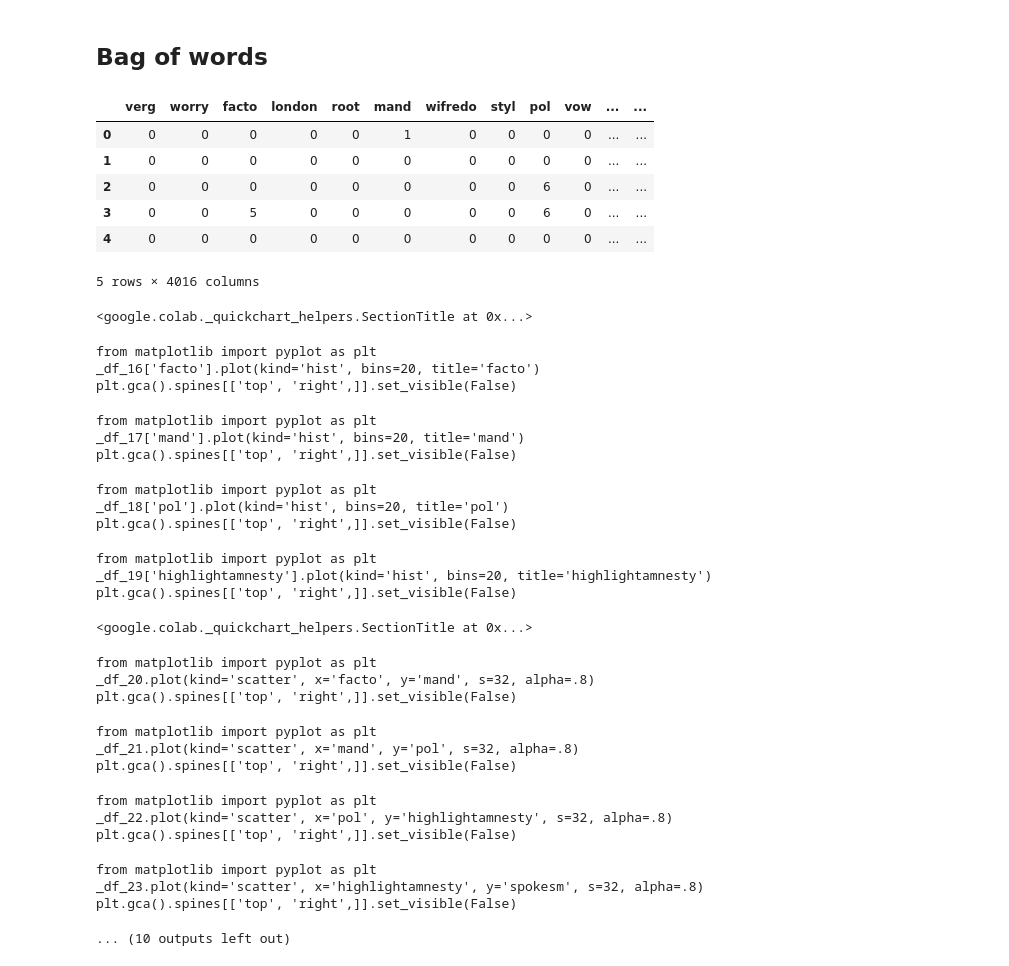
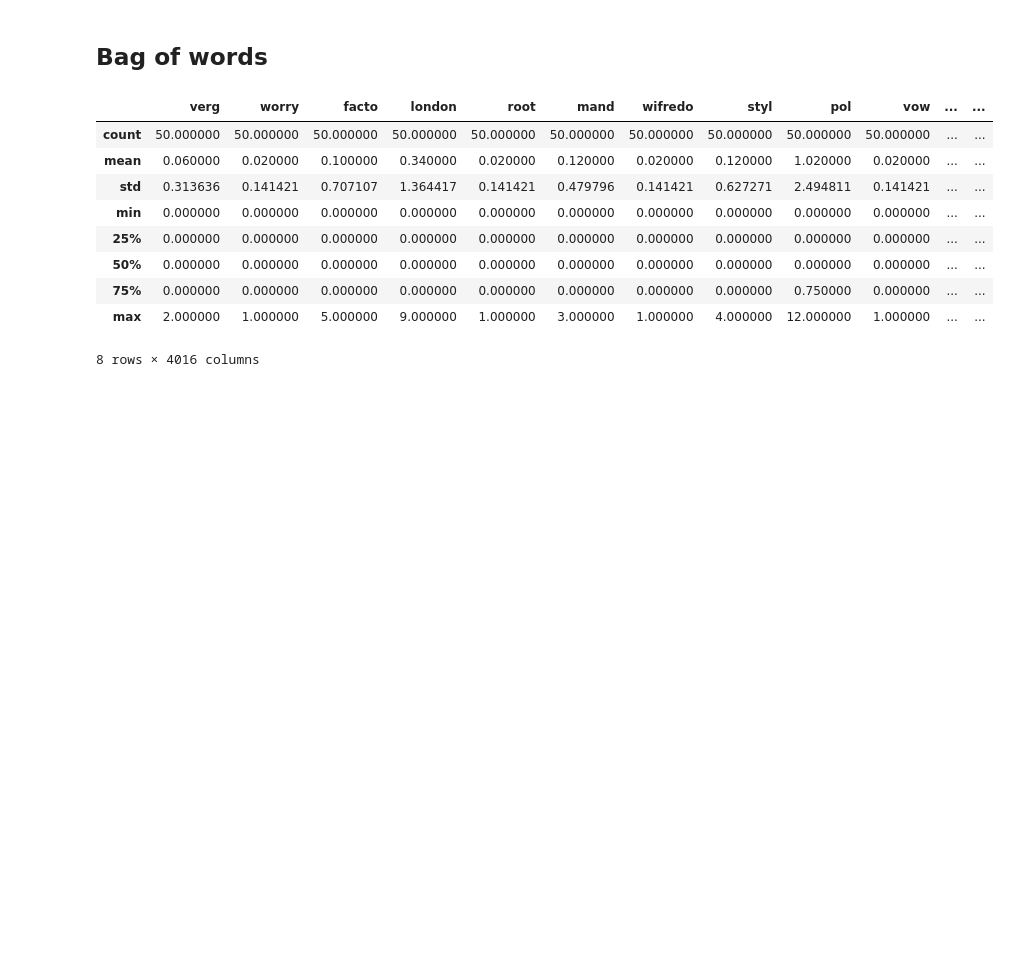
Before and after one commit to Neloxe/nlp-course, a Jupyter notebook: Exercice_2.ipynb, the cells around one changed output. Drawn from its saved outputs; the diff is of its cells as text; code cells hidden in the pictures; blank space fills up the shorter version.

```diff
--- a/Exercice_2.ipynb
+++ b/Exercice_2.ipynb
@@ -144,52 +144,28 @@ print(vocab)
 # %%
 vocabulary = list(vocab)
 data = pd.DataFrame([], columns=vocabulary)
 
 for index, doc in dict_data_stem.items() :
   # Your Code
   for word in doc :
     if index not in data.index:
       data.loc[index] = 0
     if word in data.columns :
       data.loc[index, word] += 1
     else :
       data.loc[index, word] = 1
 
-data.head()
+data.describe()
 
 # Index is the ID of the doc.
 # %% [output]
 |  | verg | worry | facto | london | root | mand | wifredo | styl | pol | vow | ... | ... |
-| 0 | 0 | 0 | 0 | 0 | 0 | 1 | 0 | 0 | 0 | 0 | ... | ... |
-| 1 | 0 | 0 | 0 | 0 | 0 | 0 | 0 | 0 | 0 | 0 | ... | ... |
-| 2 | 0 | 0 | 0 | 0 | 0 | 0 | 0 | 0 | 6 | 0 | ... | ... |
-| 3 | 0 | 0 | 5 | 0 | 0 | 0 | 0 | 0 | 6 | 0 | ... | ... |
-| 4 | 0 | 0 | 0 | 0 | 0 | 0 | 0 | 0 | 0 | 0 | ... | ... |
+| count | 50.000000 | 50.000000 | 50.000000 | 50.000000 | 50.000000 | 50.000000 | 50.000000 | 50.000000 | 50.000000 | 50.000000 | ... | ... |
+| mean | 0.060000 | 0.020000 | 0.100000 | 0.340000 | 0.020000 | 0.120000 | 0.020000 | 0.120000 | 1.020000 | 0.020000 | ... | ... |
+| std | 0.313636 | 0.141421 | 0.707107 | 1.364417 | 0.141421 | 0.479796 | 0.141421 | 0.627271 | 2.494811 | 0.141421 | ... | ... |
+| min | 0.000000 | 0.000000 | 0.000000 | 0.000000 | 0.000000 | 0.000000 | 0.000000 | 0.000000 | 0.000000 | 0.000000 | ... | ... |
+| 25% | 0.000000 | 0.000000 | 0.000000 | 0.000000 | 0.000000 | 0.000000 | 0.000000 | 0.000000 | 0.000000 | 0.000000 | ... | ... |
+| 50% | 0.000000 | 0.000000 | 0.000000 | 0.000000 | 0.000000 | 0.000000 | 0.000000 | 0.000000 | 0.000000 | 0.000000 | ... | ... |
+| 75% | 0.000000 | 0.000000 | 0.000000 | 0.000000 | 0.000000 | 0.000000 | 0.000000 | 0.000000 | 0.750000 | 0.000000 | ... | ... |
+| max | 2.000000 | 1.000000 | 5.000000 | 9.000000 | 1.000000 | 3.000000 | 1.000000 | 4.000000 | 12.000000 | 1.000000 | ... | ... |
-5 rows × 4016 columns
+8 rows × 4016 columns
-<google.colab._quickchart_helpers.SectionTitle at 0x...>
-from matplotlib import pyplot as plt
-_df_16['facto'].plot(kind='hist', bins=20, title='facto')
-plt.gca().spines[['top', 'right',]].set_visible(False)
-from matplotlib import pyplot as plt
-_df_17['mand'].plot(kind='hist', bins=20, title='mand')
-plt.gca().spines[['top', 'right',]].set_visible(False)
-from matplotlib import pyplot as plt
-_df_18['pol'].plot(kind='hist', bins=20, title='pol')
-plt.gca().spines[['top', 'right',]].set_visible(False)
-from matplotlib import pyplot as plt
-_df_19['highlightamnesty'].plot(kind='hist', bins=20, title='highlightamnesty')
-plt.gca().spines[['top', 'right',]].set_visible(False)
-<google.colab._quickchart_helpers.SectionTitle at 0x...>
-from matplotlib import pyplot as plt
-_df_20.plot(kind='scatter', x='facto', y='mand', s=32, alpha=.8)
-plt.gca().spines[['top', 'right',]].set_visible(False)
-from matplotlib import pyplot as plt
-_df_21.plot(kind='scatter', x='mand', y='pol', s=32, alpha=.8)
-plt.gca().spines[['top', 'right',]].set_visible(False)
-from matplotlib import pyplot as plt
-_df_22.plot(kind='scatter', x='pol', y='highlightamnesty', s=32, alpha=.8)
-plt.gca().spines[['top', 'right',]].set_visible(False)
-from matplotlib import pyplot as plt
-_df_23.plot(kind='scatter', x='highlightamnesty', y='spokesm', s=32, alpha=.8)
-plt.gca().spines[['top', 'right',]].set_visible(False)
-... (10 outputs left out)
```
Also changed, not shown: parts of 2 cells of this notebook.
